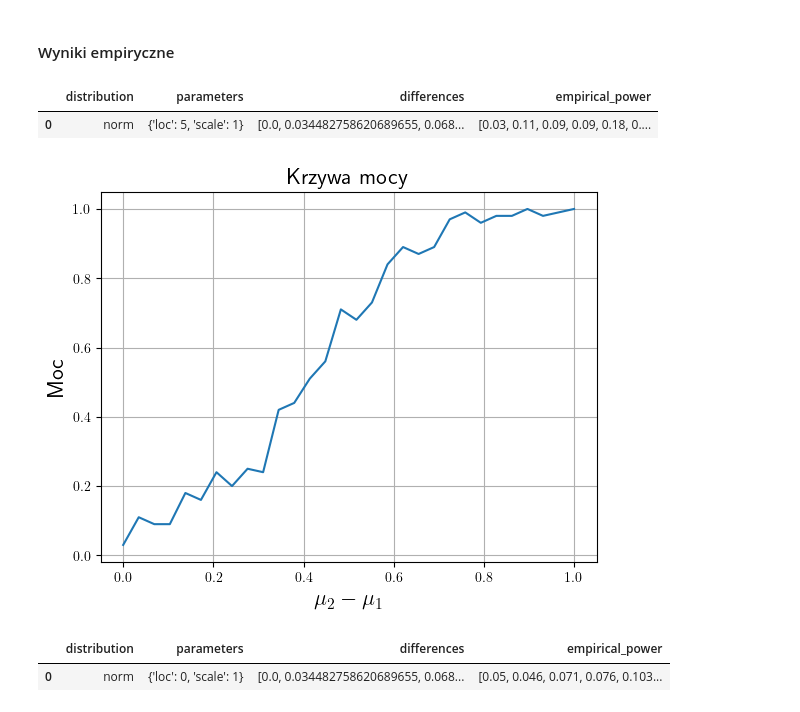
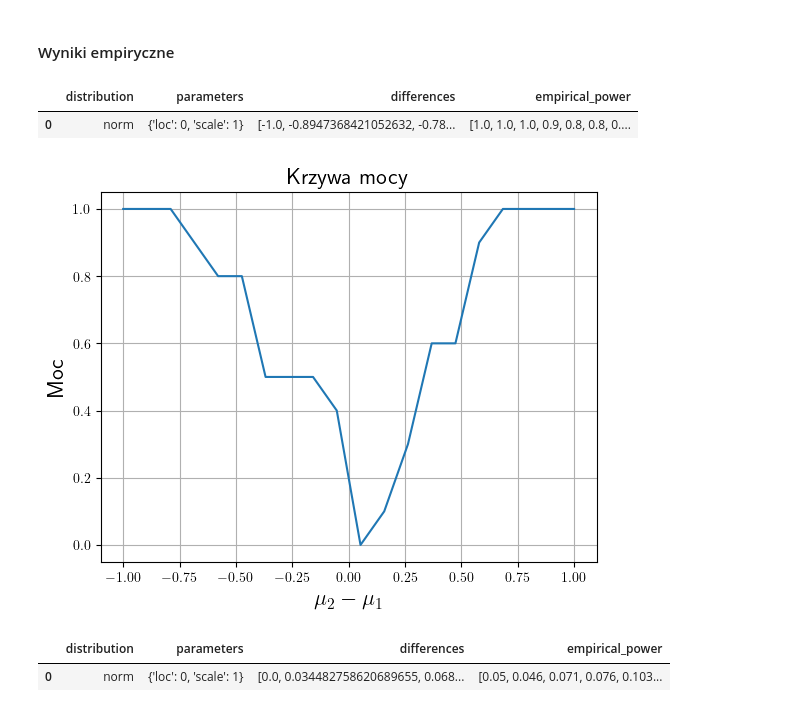
Before and after one commit to julitakulesza/magisterka, a Jupyter notebook: TFN_badania_symulacyjne.ipynb, the cells around one changed output. Drawn from its saved outputs; the diff is of its cells as text; code cells hidden in the pictures.

```diff
--- a/TFN_badania_symulacyjne.ipynb
+++ b/TFN_badania_symulacyjne.ipynb
@@ -767,16 +793,16 @@ def calculate_power(dist, delta_1, delta_2, differences,
 # %%
 dist = {
     'name': 'norm',
-    'params': {'loc':5, 'scale': 1}
+    'params': {'loc':0, 'scale': 1}
 }
 
-differences = np.linspace(0, 1, 30)
+differences = np.linspace(-1, 1, 20)
 
-calculate_power(dist, delta_1=1.75, delta_2=2.25,
+calculate_power(dist, delta_1=0.25, delta_2=0.75,
                 differences=differences, test_statistic=TFN_statistic,
-                sample_size=50,  num_tests=100,
-                num_permutations=100, return_power = True)
+                sample_size=50,  num_tests=10,
+                num_permutations=20, return_power = True)
 # %% [output]
 |  | distribution | parameters | differences | empirical_power |
-| 0 | norm | {'loc': 5, 'scale': 1} | [0.0, 0.034482758620689655, 0.068... | [0.03, 0.11, 0.09, 0.09, 0.18, 0.... |
+| 0 | norm | {'loc': 0, 'scale': 1} | [-1.0, -0.8947368421052632, -0.78... | [1.0, 1.0, 1.0, 0.9, 0.8, 0.8, 0.... |
-[figure, old version]
+[figure, new version]
```
Also changed, not shown: parts of 5 cells of this notebook.
